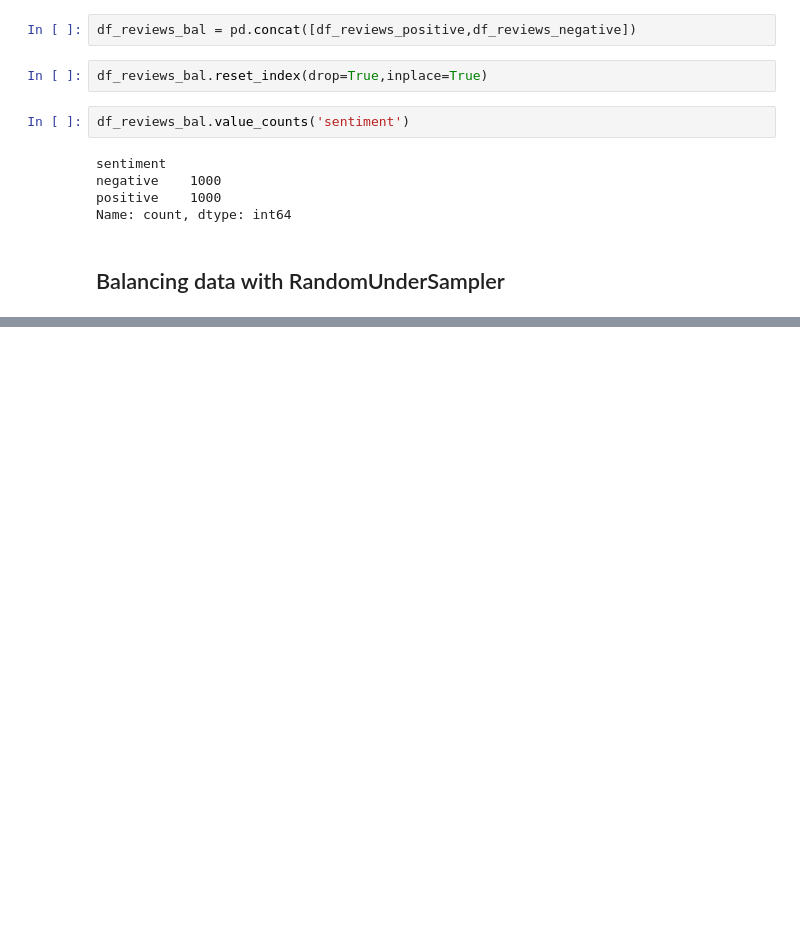
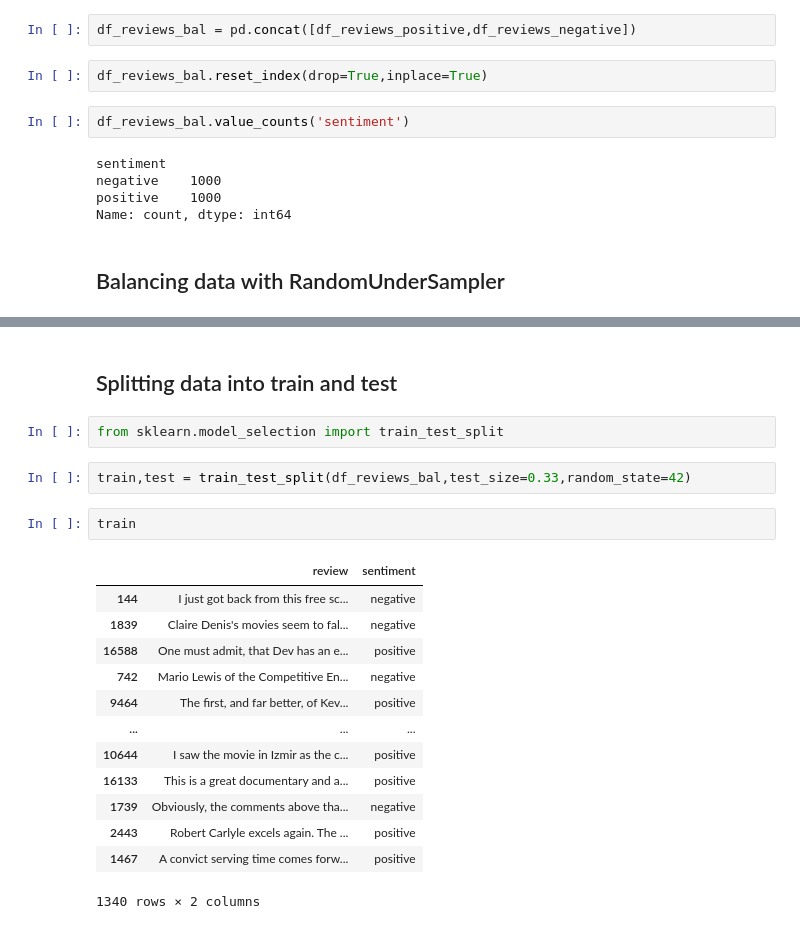
Before and after one commit to Halok600/Learning_Machine_learning, a Jupyter notebook: Sklearn Tutorial(Binary Text Classification).ipynb, the cells around one changed output, grey strips where cells are left out. Saved outputs shown, nothing was run; the diff lists cells and outputs as text; blank space fills up the shorter version.

```diff
--- a/Sklearn Tutorial(Binary Text Classification).ipynb
+++ b/Sklearn Tutorial(Binary Text Classification).ipynb
@@ -88,3 +88,25 @@ sentiment
 negative    1000
 positive    1000
 Name: count, dtype: int64
+# %% [markdown]
+## Splitting data into train and test
+# %%
+from sklearn.model_selection import train_test_split
+# %%
+train,test = train_test_split(df_reviews_bal,test_size=0.33,random_state=42)
+# %%
+train
+# %% [output]
+|  | review | sentiment |
+| 144 | I just got back from this free sc... | negative |
+| 1839 | Claire Denis's movies seem to fal... | negative |
+| 16588 | One must admit, that Dev has an e... | positive |
+| 742 | Mario Lewis of the Competitive En... | negative |
+| 9464 | The first, and far better, of Kev... | positive |
+| ... | ... | ... |
+| 10644 | I saw the movie in Izmir as the c... | positive |
+| 16133 | This is a great documentary and a... | positive |
+| 1739 | Obviously, the comments above tha... | negative |
+| 2443 | Robert Carlyle excels again. The ... | positive |
+| 1467 | A convict serving time comes forw... | positive |
+1340 rows × 2 columns
```
Also changed, not shown: parts of 24 cells of this notebook, 1 other file.
